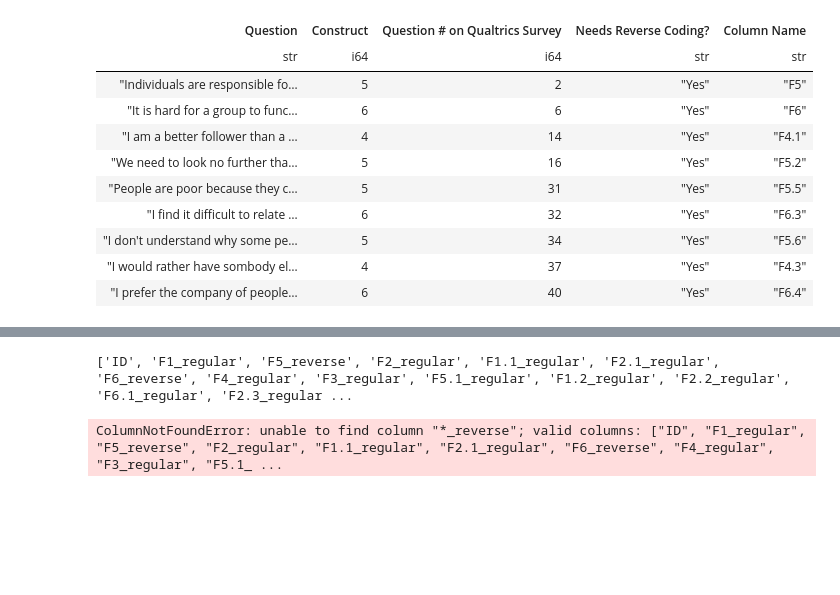
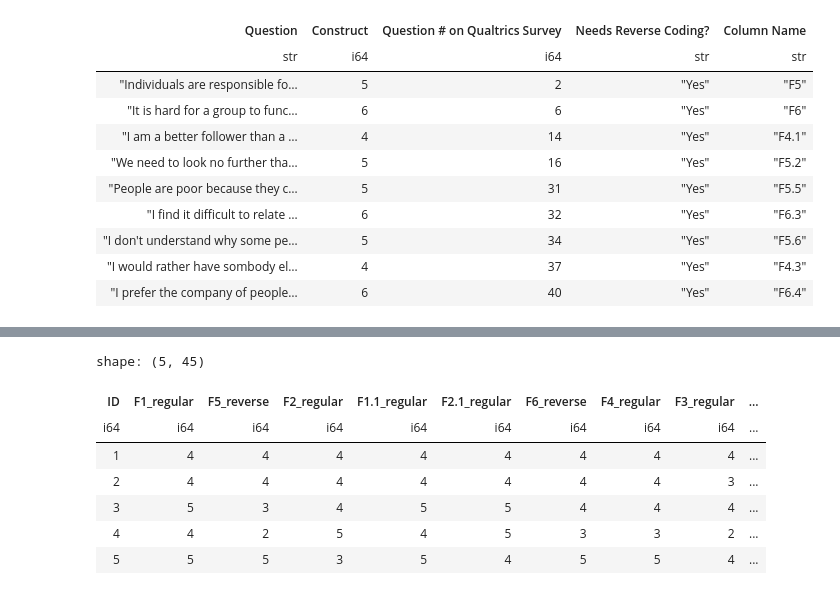
Before and after one commit to piercegritz/lab3, a Jupyter notebook: lab3.ipynb, the cells around one changed output, grey strips where cells are left out. Saved outputs shown, nothing was run; the diff lists cells and outputs as text; code cells hidden in the pictures; blank space fills up the shorter version.

```diff
--- a/lab3.ipynb
+++ b/lab3.ipynb
@@ -74,14 +81,30 @@ shape: (5, 45)
 | 3 | "Strongly Agree" | "Neither Agree nor Disagree" | "Somewhat Agree" | "Strongly Agree" | "Strongly Agree" | "Somewhat Disagree" | "Somewhat Agree" | "Somewhat Agree" | ... |
 | 4 | "Somewhat Agree" | "Somewhat Agree" | "Strongly Agree" | "Somewhat Agree" | "Strongly Agree" | "Neither Agree nor Disagree" | "Neither Agree nor Disagree" | "Somewhat Disagree" | ... |
 | 5 | "Strongly Agree" | "Strongly Disagree" | "Neither Agree nor Disagree" | "Strongly Agree" | "Somewhat Agree" | "Strongly Disagree" | "Strongly Agree" | "Somewhat Agree" | ... |
-# %%
-print(repr(healthcare.columns))
-# %% [output]
-['ID', 'F1_regular', 'F5_reverse', 'F2_regular', 'F1.1_regular', 'F2.1_regular', 'F6_reverse', 'F4_regular', 'F3_regular', 'F5.1_regular', 'F1.2_regular', 'F2.2_regular', 'F6.1_regular', 'F2.3_regular ...
 # %%
-healthcare = healthcare.with_columns([
-    (6 - cs.contains("*_reverse")),
-    pl.col("*_regular")
-])
+import polars.selectors as cs
-# %% [output]
-ColumnNotFoundError: unable to find column "*_reverse"; valid columns: ["ID", "F1_regular", "F5_reverse", "F2_regular", "F1.1_regular", "F2.1_regular", "F6_reverse", "F4_regular", "F3_regular", "F5.1_ ...
+# %%
+#3
+mapping = {
+    "Strongly Disagree": 1,
+    "Somewhat Disagree": 2,
+    "Neither Agree nor Disagree": 3,
+    "Somewhat Agree": 4,
+    "Strongly Agree": 5
+}
+#gave default value-3 so that null values are not created and questions ares skewed
+#multiplied by -1 and added 6 to reverse the scale for reverse coded questions
+healthcare_right = healthcare.with_columns(
+    cs.contains("_regular").replace(mapping).cast(int).fill_null(3),      #step 5/1 to get rid of null values
+    (cs.contains("_reverse").replace(mapping).cast(int) * -1 + 6).fill_null(3)
+)
+healthcare_right.head()
+# %% [output]
+shape: (5, 45)
+| ID | F1_regular | F5_reverse | F2_regular | F1.1_regular | F2.1_regular | F6_reverse | F4_regular | F3_regular | ... |
+| i64 | i64 | i64 | i64 | i64 | i64 | i64 | i64 | i64 | ... |
+| 1 | 4 | 4 | 4 | 4 | 4 | 4 | 4 | 4 | ... |
+| 2 | 4 | 4 | 4 | 4 | 4 | 4 | 4 | 3 | ... |
+| 3 | 5 | 3 | 4 | 5 | 5 | 4 | 4 | 4 | ... |
+| 4 | 4 | 2 | 5 | 4 | 5 | 3 | 3 | 2 | ... |
+| 5 | 5 | 5 | 3 | 5 | 4 | 5 | 5 | 4 | ... |
```
Also changed, not shown: parts of 6 cells of this notebook.
